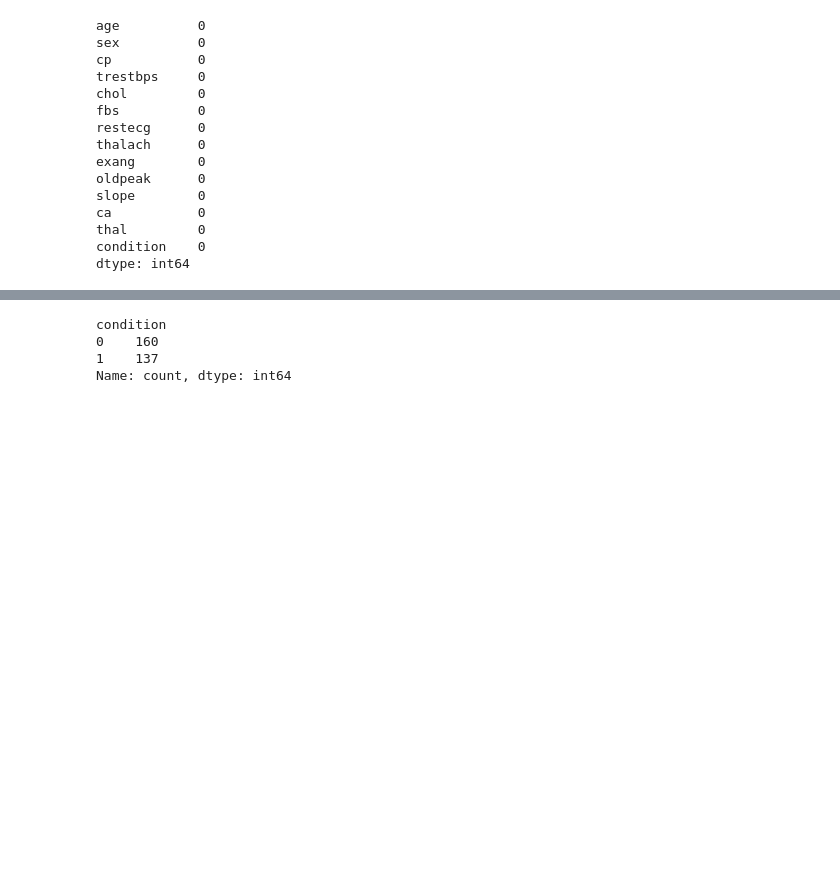
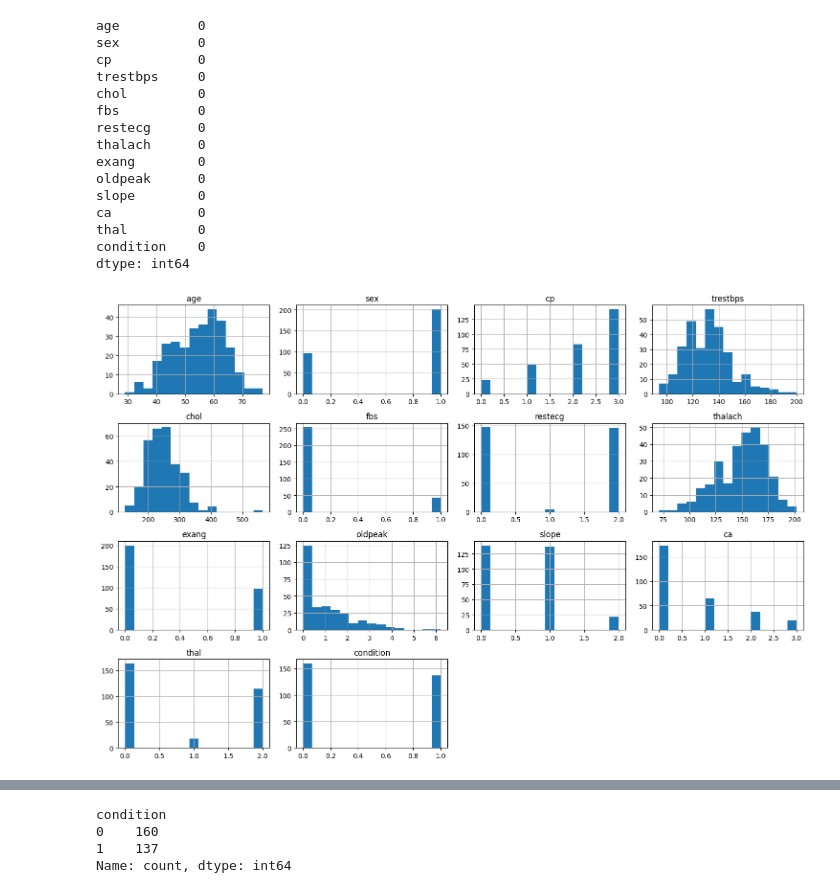
Before and after one commit to MauricioSalazarP/analisisFase3, a Jupyter notebook: Modelos/Regresion_Logistica/logistica.ipynb, the cells around one changed output, grey strips where cells are left out. Drawn from its saved outputs; the diff is of its cells as text; code cells hidden in the pictures; blank space fills up the shorter version.

```diff
--- a/Modelos/Regresion_Logistica/logistica.ipynb
+++ b/Modelos/Regresion_Logistica/logistica.ipynb
@@ -70,3 +70,10 @@ ca           0
 thal         0
 condition    0
 dtype: int64
+# %%
+# Distribución de las variables
+df.hist(bins=15, figsize=(15, 10), layout=(4, 4))
+plt.tight_layout()
+plt.show()
+# %% [output]
+[figure, added]
```
Also changed, not shown: parts of 2 cells of this notebook, 3 other files.
